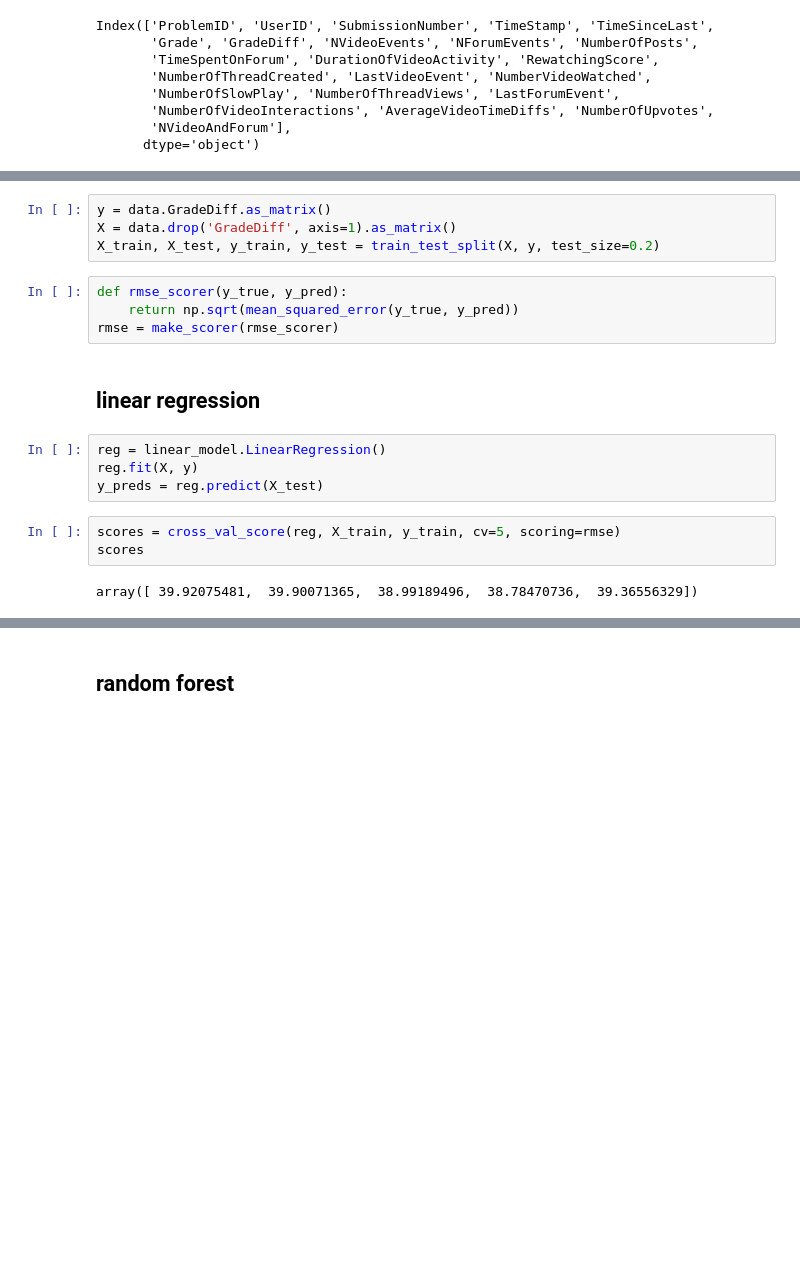
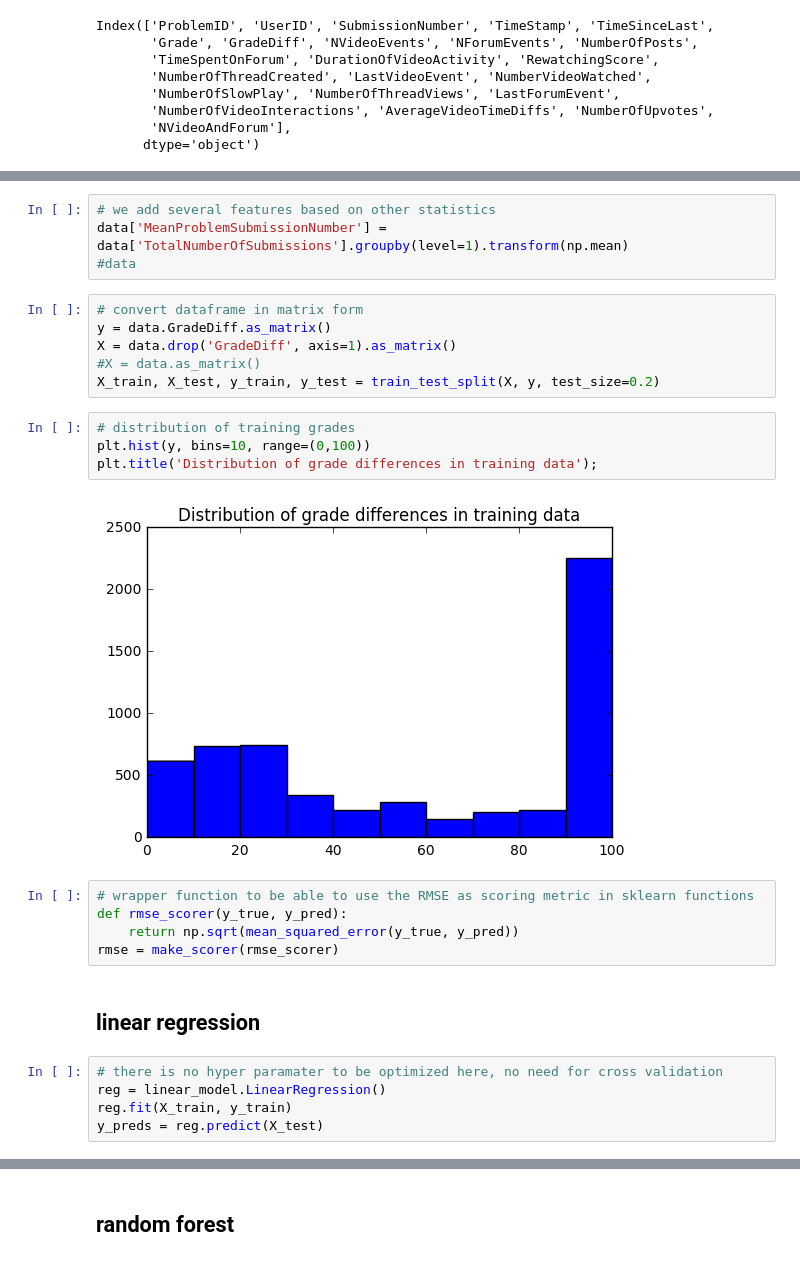
Before and after one commit to ThomasGrivaz/Learning-Analytics-Project, a Jupyter notebook: regression_task.ipynb, the cells around one changed output, grey strips where cells are left out. Saved outputs shown, nothing was run; the diff lists cells and outputs as text; blank space fills up the shorter version.

```diff
--- a/regression_task.ipynb
+++ b/regression_task.ipynb
@@ -96,19 +139,28 @@ data.head()
+# %%
+# we add several features based on other statistics
+data['MeanProblemSubmissionNumber'] = data['TotalNumberOfSubmissions'].groupby(level=1).transform(np.mean)
+#data
 # %%
+# convert dataframe in matrix form
 y = data.GradeDiff.as_matrix()
 X = data.drop('GradeDiff', axis=1).as_matrix()
+#X = data.as_matrix()
 X_train, X_test, y_train, y_test = train_test_split(X, y, test_size=0.2)
+# %%
+# distribution of training grades
+plt.hist(y, bins=10, range=(0,100))
+plt.title('Distribution of grade differences in training data');
+# %% [output]
+[figure, added]
 # %%
+# wrapper function to be able to use the RMSE as scoring metric in sklearn functions
 def rmse_scorer(y_true, y_pred):
     return np.sqrt(mean_squared_error(y_true, y_pred))
 rmse = make_scorer(rmse_scorer)
 # %% [markdown]
 ## linear regression
-# %%
-reg = linear_model.LinearRegression()
-reg.fit(X, y)
-y_preds = reg.predict(X_test)
-# %%
-scores = cross_val_score(reg, X_train, y_train, cv=5, scoring=rmse)
-scores
-# %% [output]
-array([ 39.92075481,  39.90071365,  38.99189496,  38.78470736,  39.36556329])
+# %%
+# there is no hyper paramater to be optimized here, no need for cross validation
+reg = linear_model.LinearRegression()
+reg.fit(X_train, y_train)
+y_preds = reg.predict(X_test)
```
Also changed, not shown: parts of 32 cells of this notebook.
